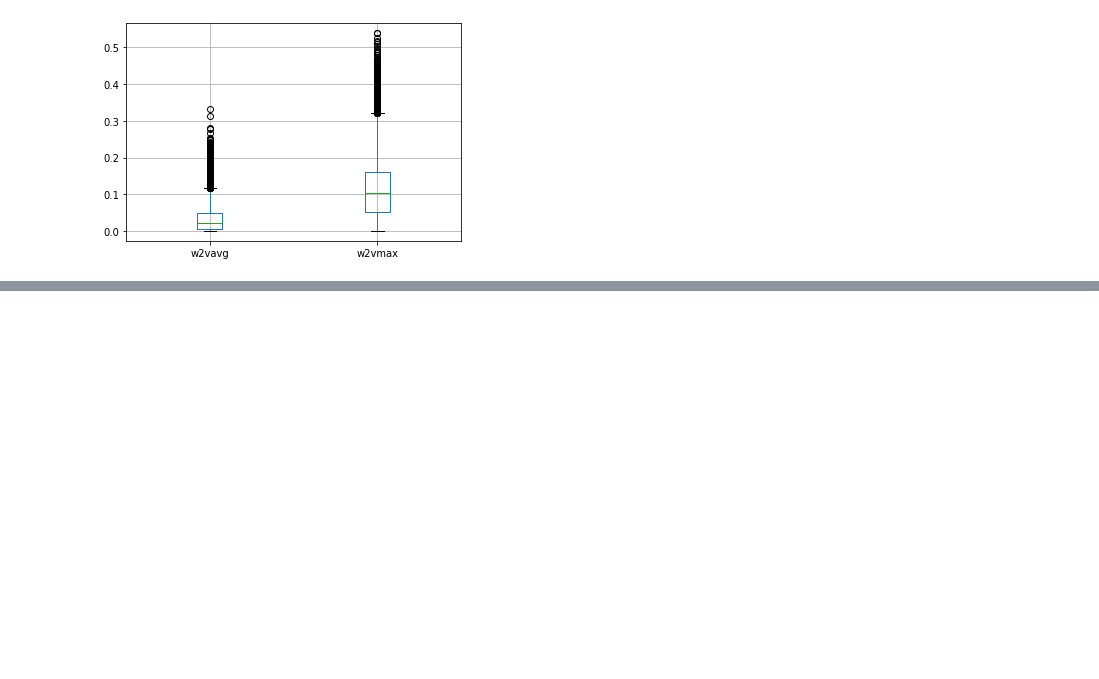
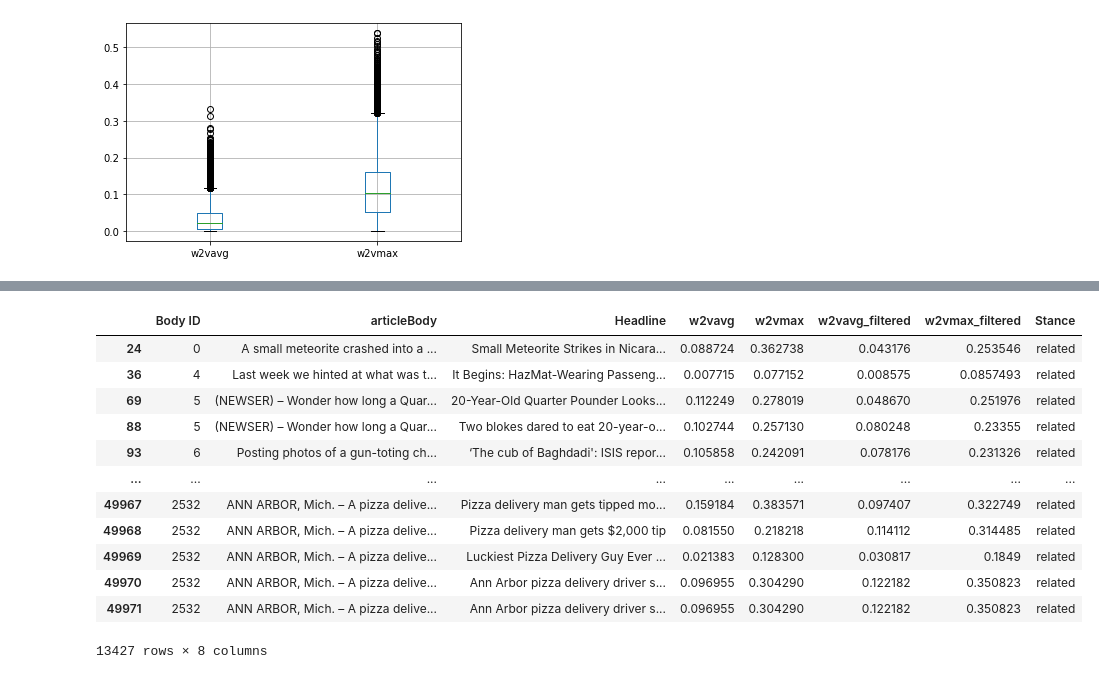
Before and after one commit to 4nds/Strojno_Ucenje_Projekt_FAIR, a Jupyter notebook: src/test.ipynb, the cells around one changed output, grey strips where cells are left out. Saved outputs shown, nothing was run; the diff lists cells and outputs as text; code cells hidden in the pictures; blank space fills up the shorter version.

```diff
--- a/src/test.ipynb
+++ b/src/test.ipynb
@@ -485,0 +716,19 @@ final_train_merge_samo_unrelated.boxplot(['w2vavg', 'w2vmax'])
+# %%
+final_train_merge_w2v_samo_related = final_train_merge_w2v[final_train_merge_w2v.Stance == 'related']
+final_train_merge_w2v_samo_unrelated = final_train_merge_w2v[final_train_merge_w2v.Stance == 'unrelated']
+# %%
+final_train_merge_w2v_samo_related
+# %% [output]
+|  | Body ID | articleBody | Headline | w2vavg | w2vmax | w2vavg_filtered | w2vmax_filtered | Stance |
+| 24 | 0 | A small meteorite crashed into a ... | Small Meteorite Strikes in Nicara... | 0.088724 | 0.362738 | 0.043176 | 0.253546 | related |
+| 36 | 4 | Last week we hinted at what was t... | It Begins: HazMat-Wearing Passeng... | 0.007715 | 0.077152 | 0.008575 | 0.0857493 | related |
+| 69 | 5 | (NEWSER) – Wonder how long a Quar... | 20-Year-Old Quarter Pounder Looks... | 0.112249 | 0.278019 | 0.048670 | 0.251976 | related |
+| 88 | 5 | (NEWSER) – Wonder how long a Quar... | Two blokes dared to eat 20-year-o... | 0.102744 | 0.257130 | 0.080248 | 0.23355 | related |
+| 93 | 6 | Posting photos of a gun-toting ch... | ‘The cub of Baghdadi': ISIS repor... | 0.105858 | 0.242091 | 0.078176 | 0.231326 | related |
+| ... | ... | ... | ... | ... | ... | ... | ... | ... |
+| 49967 | 2532 | ANN ARBOR, Mich. – A pizza delive... | Pizza delivery man gets tipped mo... | 0.159184 | 0.383571 | 0.097407 | 0.322749 | related |
+| 49968 | 2532 | ANN ARBOR, Mich. – A pizza delive... | Pizza delivery man gets $2,000 tip | 0.081550 | 0.218218 | 0.114112 | 0.314485 | related |
+| 49969 | 2532 | ANN ARBOR, Mich. – A pizza delive... | Luckiest Pizza Delivery Guy Ever ... | 0.021383 | 0.128300 | 0.030817 | 0.1849 | related |
+| 49970 | 2532 | ANN ARBOR, Mich. – A pizza delive... | Ann Arbor pizza delivery driver s... | 0.096955 | 0.304290 | 0.122182 | 0.350823 | related |
+| 49971 | 2532 | ANN ARBOR, Mich. – A pizza delive... | Ann Arbor pizza delivery driver s... | 0.096955 | 0.304290 | 0.122182 | 0.350823 | related |
+13427 rows × 8 columns
```
Also changed, not shown: parts of 38 cells of this notebook.
